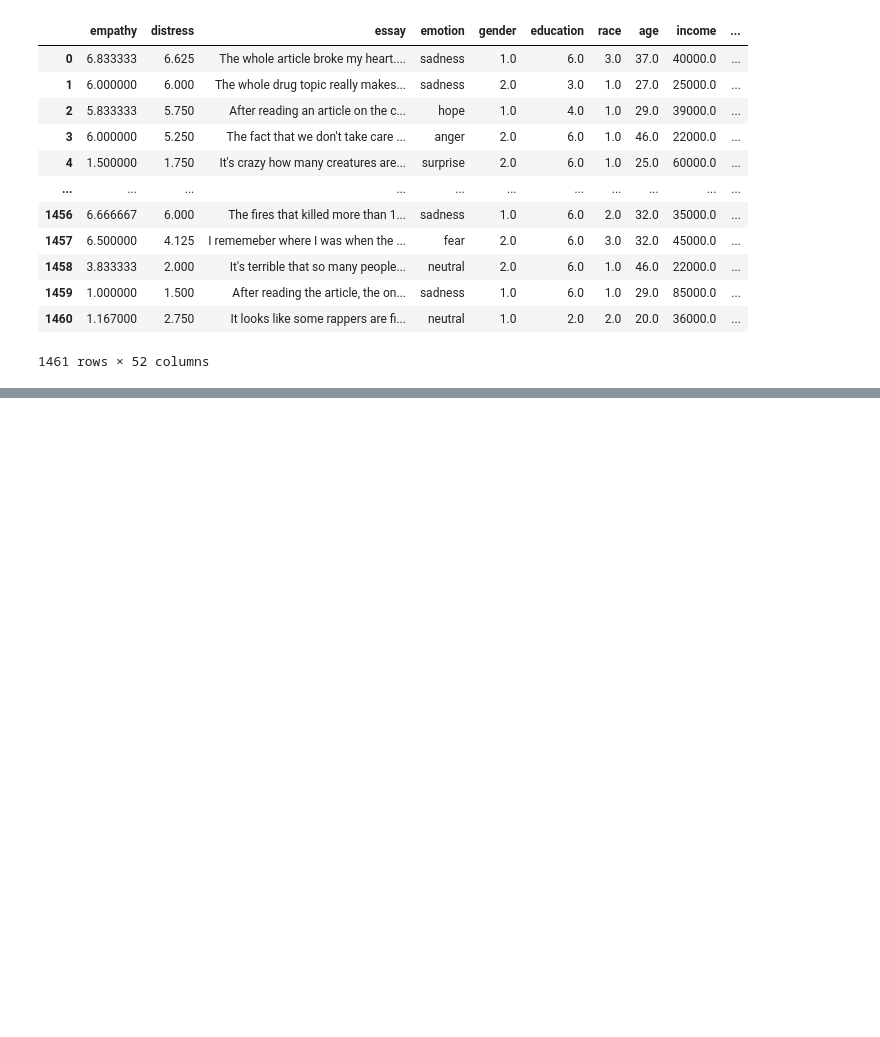
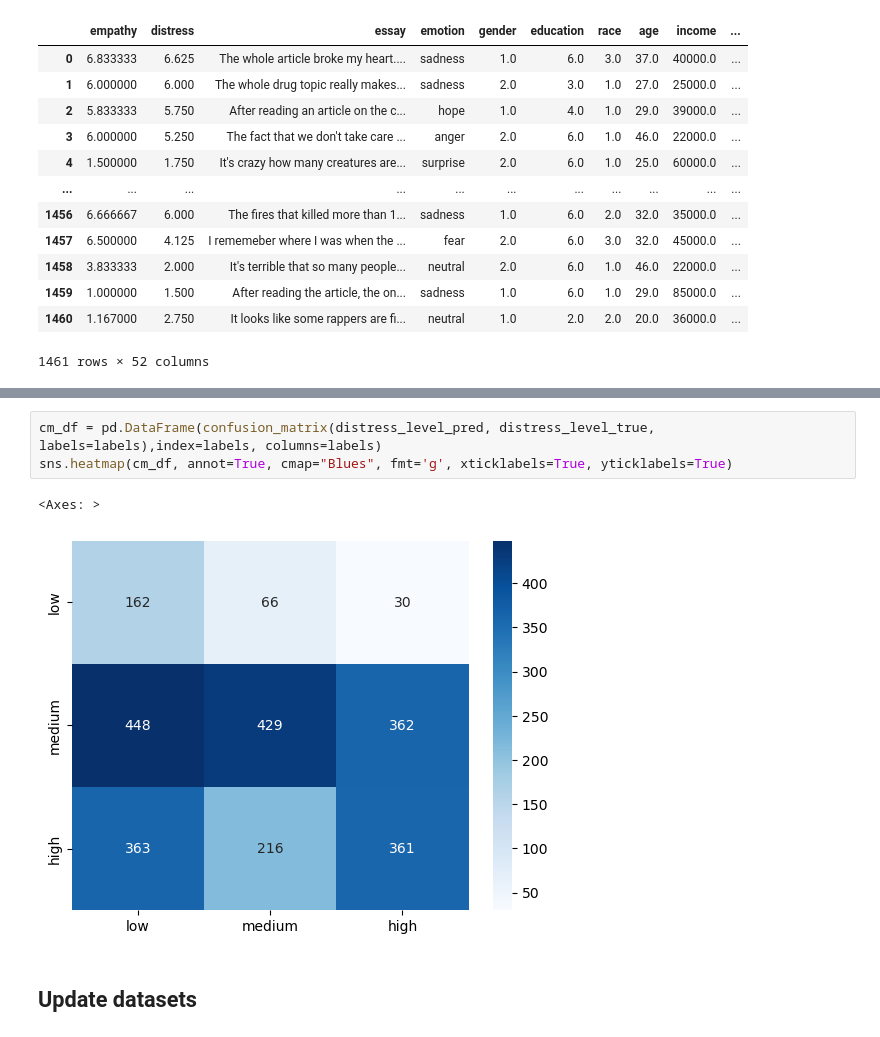
Before and after one commit to HLT-Ghisolfi-Leuzzi-Testa/WASSA-2023, a Jupyter notebook: split_data_for_empathy_dis.ipynb, the cells around one changed output, grey strips where cells are left out. Drawn from its saved outputs; the diff is of its cells as text; blank space fills up the shorter version.

```diff
--- a/split_data_for_empathy_dis.ipynb
+++ b/split_data_for_empathy_dis.ipynb
@@ -70,0 +168,8 @@ int_val
+# %%
+cm_df = pd.DataFrame(confusion_matrix(distress_level_pred, distress_level_true, labels=labels),index=labels, columns=labels)
+sns.heatmap(cm_df, annot=True, cmap="Blues", fmt='g', xticklabels=True, yticklabels=True)
+# %% [output]
+<Axes: >
+[figure, added]
+# %% [markdown]
+## Update datasets
```
Also changed, not shown: parts of 17 cells of this notebook, 26 other files.
